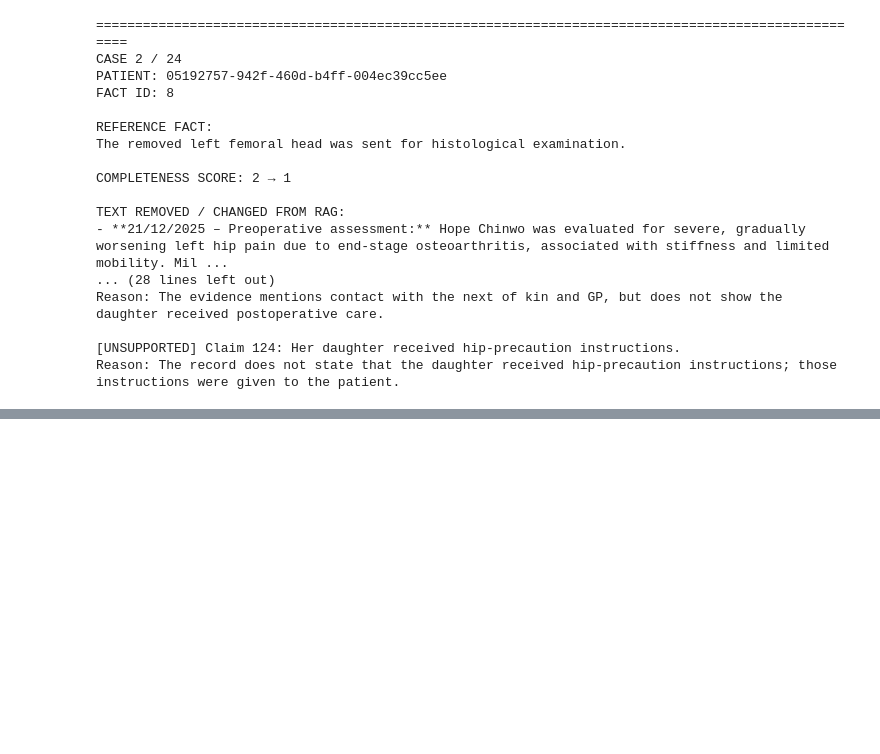
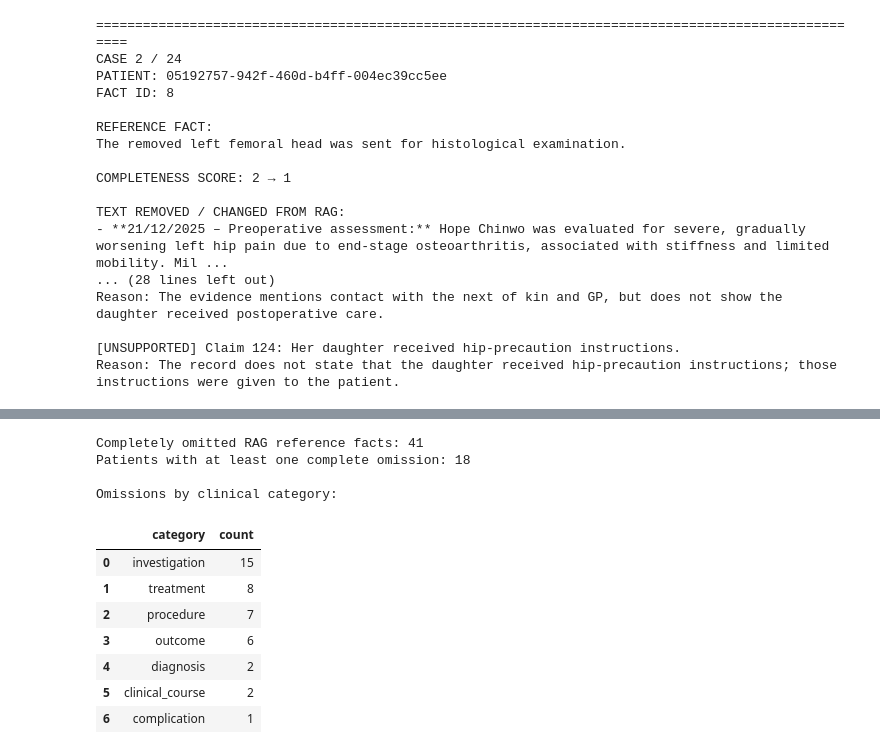
Before and after one commit to pallavi-cs-ai/clinical-summarization-eval, a Jupyter notebook: notebooks/evaluation/05_final_analysis.ipynb, the cells around one changed output, grey strips where cells are left out. Cells and saved outputs as stored; diff of their text form; code cells hidden in the pictures; blank space fills up the shorter version.

```diff
--- a/notebooks/evaluation/05_final_analysis.ipynb
+++ b/notebooks/evaluation/05_final_analysis.ipynb
@@ -1333,0 +1643,64 @@ Reason: The record does not state that the daughter received hip-precaution inst
+# %%
+# ============================================================
+# IDENTIFY COMPLETELY OMITTED CLINICAL FACTS IN RAG
+# ============================================================
+
+rag_missed_facts = []
+
+for person_id, result in completeness_results.items():
+
+    for fact_score in result["scores"]:
+
+        # Score 0 = clinically important reference fact was
+        # completely absent from the final RAG summary.
+        if fact_score["rag"] == 0:
+
+            fact_id = fact_score["fact_id"]
+
+            # Get the corresponding reference fact text/category.
+            reference_fact = next(
+                fact
+                for fact in completeness_references[person_id]["facts"]
+                if fact["fact_id"] == fact_id
+            )
+
+            rag_missed_facts.append({
+                "person_id": person_id,
+                "fact_id": fact_id,
+                "category": reference_fact["category"],
+                "fact": reference_fact["fact"],
+            })
+
+
+rag_missed_facts = pd.DataFrame(rag_missed_facts)
+
+print(
+    "Completely omitted RAG reference facts:",
+    len(rag_missed_facts)
+)
+
+print(
+    "Patients with at least one complete omission:",
+    rag_missed_facts["person_id"].nunique()
+)
+
+print("\nOmissions by clinical category:")
+display(
+    rag_missed_facts["category"]
+    .value_counts()
+    .rename_axis("category")
+    .reset_index(name="count")
+)
+# %% [output]
+Completely omitted RAG reference facts: 41
+Patients with at least one complete omission: 18
+
+Omissions by clinical category:
+|  | category | count |
+| 0 | investigation | 15 |
+| 1 | treatment | 8 |
+| 2 | procedure | 7 |
+| 3 | outcome | 6 |
+| 4 | diagnosis | 2 |
+| 5 | clinical_course | 2 |
+| 6 | complication | 1 |
```
Also changed, not shown: parts of 4 cells of this notebook.
